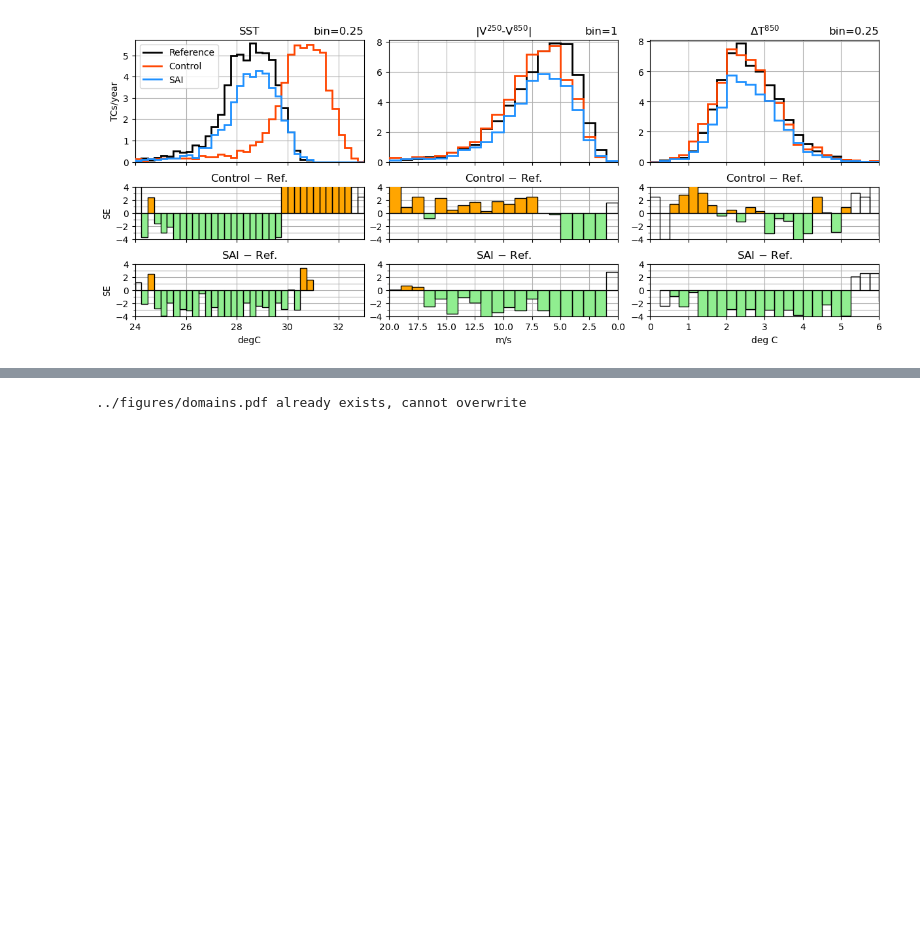
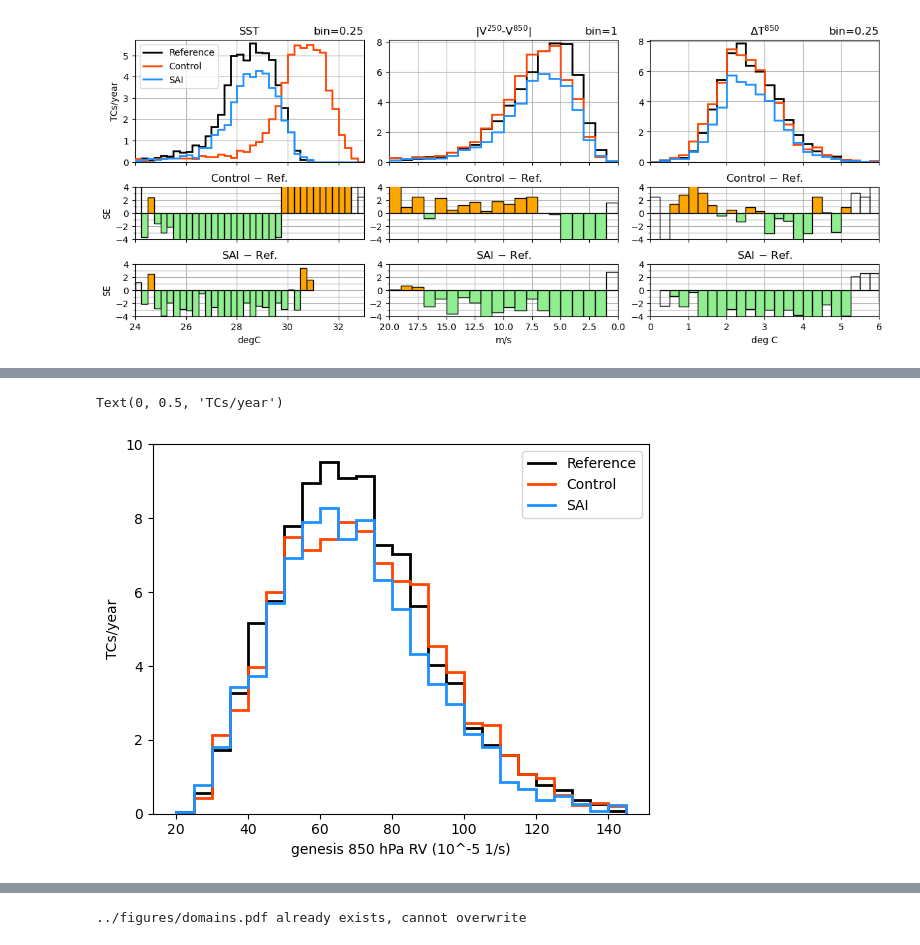
Before and after one commit to JdeJong96/TCs-under-SAI, a Jupyter notebook: analysis/notebooks/figures.ipynb, the cells around one changed output, grey strips where cells are left out. Drawn from its saved outputs; the diff is of its cells as text; code cells hidden in the pictures; blank space fills up the shorter version.

```diff
--- a/analysis/notebooks/figures.ipynb
+++ b/analysis/notebooks/figures.ipynb
@@ -1180,0 +1204,11 @@ tracks.savefig(fig, fname, **savefigkwargs)
+# %%
+for exp in ds:
+    hist, edges = np.histogram(ds[exp].RV.isel(dtime=0)/1e-5, bins=range(20,150,5))
+    plt.stairs(hist/30, edges, **default_kwargs[exp])
+plt.legend()
+#plt.xticks(range(25,35,1))
+plt.xlabel('genesis 850 hPa RV (10^-5 1/s)')
+plt.ylabel('TCs/year')
+# %% [output]
+Text(0, 0.5, 'TCs/year')
+[figure, added]
```
Also changed, not shown: parts of 4 cells of this notebook.
